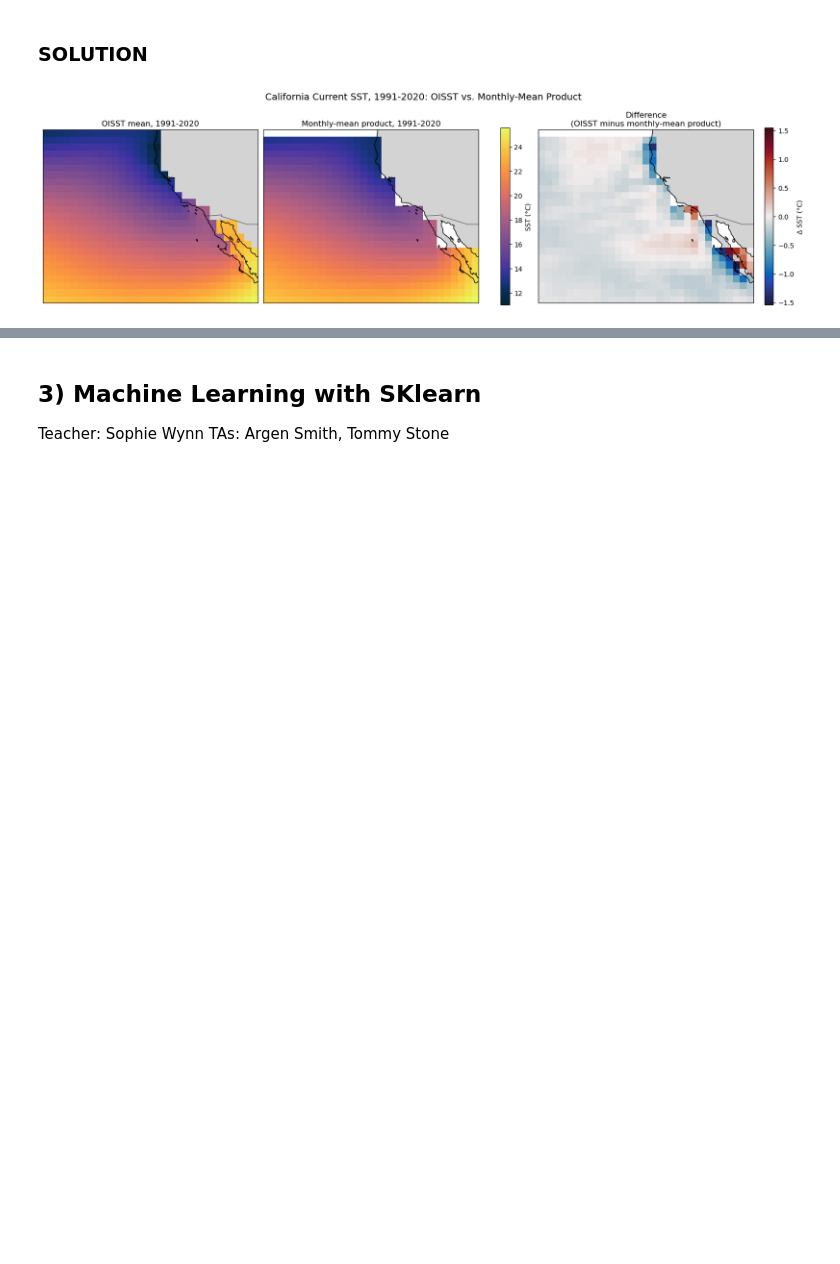
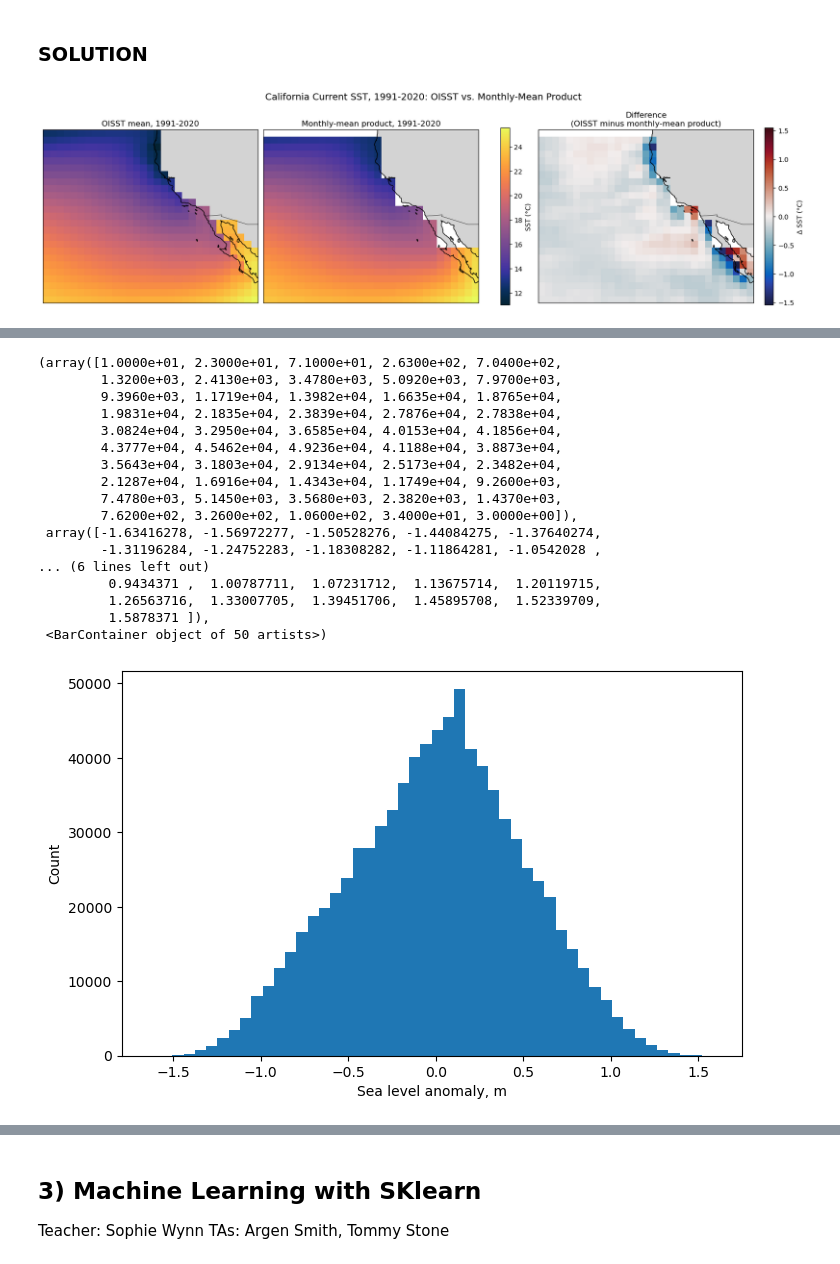
Before and after one commit to tgstone/sio-math-workshop, a Jupyter notebook: docs/source/2026/day3/data_workshop2.ipynb, the cells around one changed output, grey strips where cells are left out. Saved outputs shown, nothing was run; the diff lists cells and outputs as text; code cells hidden in the pictures; blank space fills up the shorter version.

```diff
--- a/docs/source/2026/day3/data_workshop2.ipynb
+++ b/docs/source/2026/day3/data_workshop2.ipynb
@@ -425,0 +486,27 @@ TA: Sophie Wynn, Tommy Stone
+# %%
+fig, ax = plt.subplots(figsize=(8, 5))
+
+a = ax.hist(sla, bins=50)
+ax.set_ylabel('Count')
+ax.set_xlabel('Sea level anomaly, m')
+
+a
+# %% [output]
+(array([1.0000e+01, 2.3000e+01, 7.1000e+01, 2.6300e+02, 7.0400e+02,
+        1.3200e+03, 2.4130e+03, 3.4780e+03, 5.0920e+03, 7.9700e+03,
+        9.3960e+03, 1.1719e+04, 1.3982e+04, 1.6635e+04, 1.8765e+04,
+        1.9831e+04, 2.1835e+04, 2.3839e+04, 2.7876e+04, 2.7838e+04,
+        3.0824e+04, 3.2950e+04, 3.6585e+04, 4.0153e+04, 4.1856e+04,
+        4.3777e+04, 4.5462e+04, 4.9236e+04, 4.1188e+04, 3.8873e+04,
+        3.5643e+04, 3.1803e+04, 2.9134e+04, 2.5173e+04, 2.3482e+04,
+        2.1287e+04, 1.6916e+04, 1.4343e+04, 1.1749e+04, 9.2600e+03,
+        7.4780e+03, 5.1450e+03, 3.5680e+03, 2.3820e+03, 1.4370e+03,
+        7.6200e+02, 3.2600e+02, 1.0600e+02, 3.4000e+01, 3.0000e+00]),
+ array([-1.63416278, -1.56972277, -1.50528276, -1.44084275, -1.37640274,
+        -1.31196284, -1.24752283, -1.18308282, -1.11864281, -1.0542028 ,
+... (6 lines left out)
+         0.9434371 ,  1.00787711,  1.07231712,  1.13675714,  1.20119715,
+         1.26563716,  1.33007705,  1.39451706,  1.45895708,  1.52339709,
+         1.5878371 ]),
+ <BarContainer object of 50 artists>)
+[figure, added]
```
Also changed, not shown: parts of 13 cells of this notebook.
